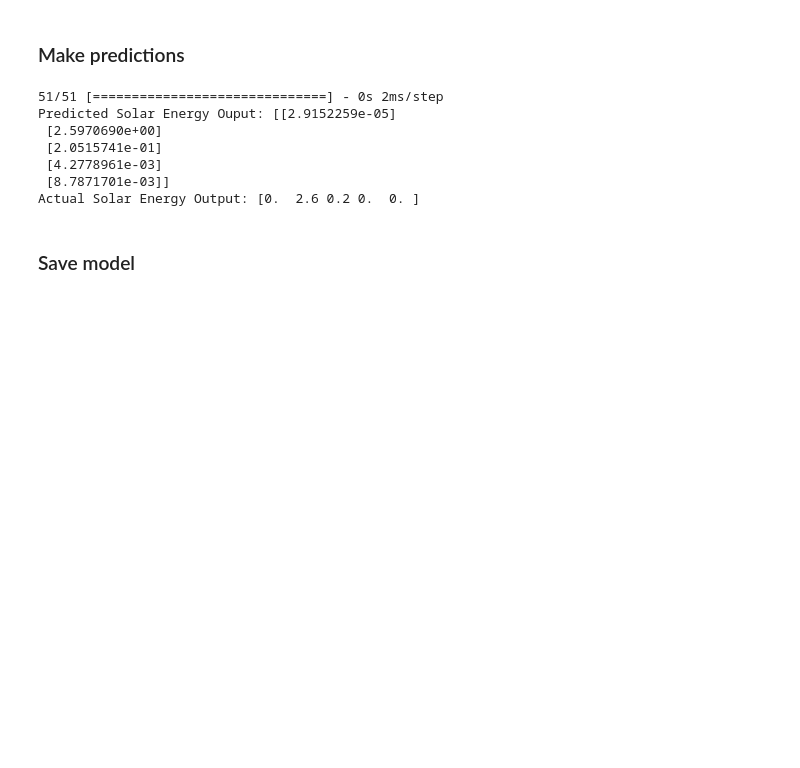
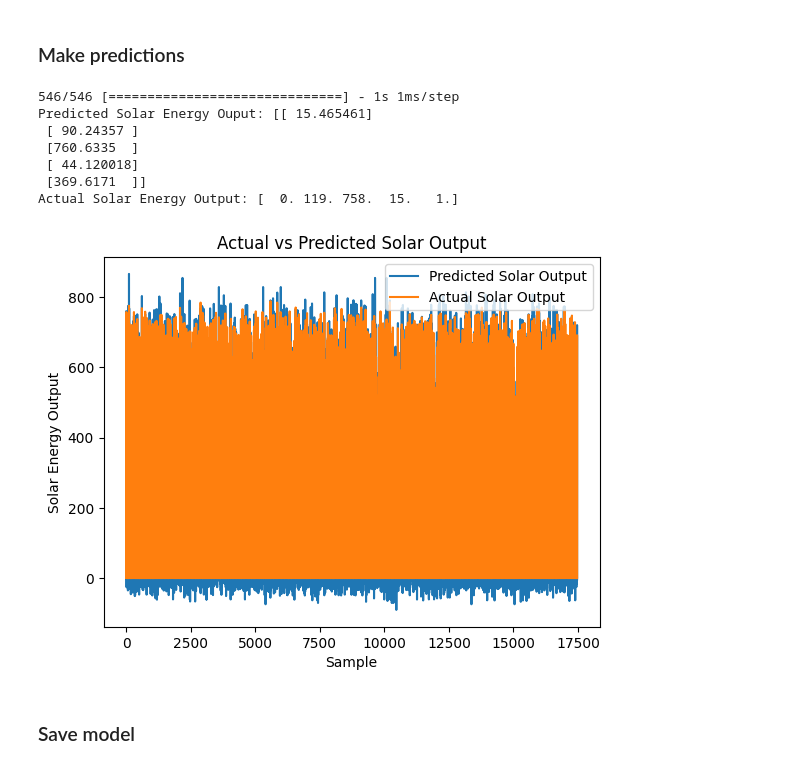
Before and after one commit to MatGBU/sdweblite, a Jupyter notebook: Ml/solar/solar_ann.ipynb, the cells around one changed output. Saved outputs shown, nothing was run; the diff lists cells and outputs as text; code cells hidden in the pictures; blank space fills up the shorter version.

```diff
--- a/Ml/solar/solar_ann.ipynb
+++ b/Ml/solar/solar_ann.ipynb
@@ -79,16 +81,26 @@ plt.show()
 # %%
 predictions = model.predict(X_test)
 
 print(f'Predicted Solar Energy Ouput: {predictions[:5]}')
 print(f'Actual Solar Energy Output: {y_test[:5].values}')
+
+plt.figure()
+plt.plot(predictions, label='Predicted Solar Output')
+plt.plot(y_test.values, label='Actual Solar Output')
+plt.title('Actual vs Predicted Solar Output')
+plt.ylabel('Solar Energy Output')
+plt.xlabel('Sample')
+plt.legend()
+plt.show()
 # %% [output]
-51/51 [==============================] - 0s 2ms/step
-Predicted Solar Energy Ouput: [[2.9152259e-05]
- [2.5970690e+00]
- [2.0515741e-01]
- [4.2778961e-03]
- [8.7871701e-03]]
-Actual Solar Energy Output: [0.  2.6 0.2 0.  0. ]
+546/546 [==============================] - 1s 1ms/step
+Predicted Solar Energy Ouput: [[ 15.465461]
+ [ 90.24357 ]
+ [760.6335  ]
+ [ 44.120018]
+ [369.6171  ]]
+Actual Solar Energy Output: [  0. 119. 758.  15.   1.]
+[figure, added]
 # %% [markdown]
 ### Save model
 # %%
```
Also changed, not shown: parts of 3 cells of this notebook, 4 other files.
